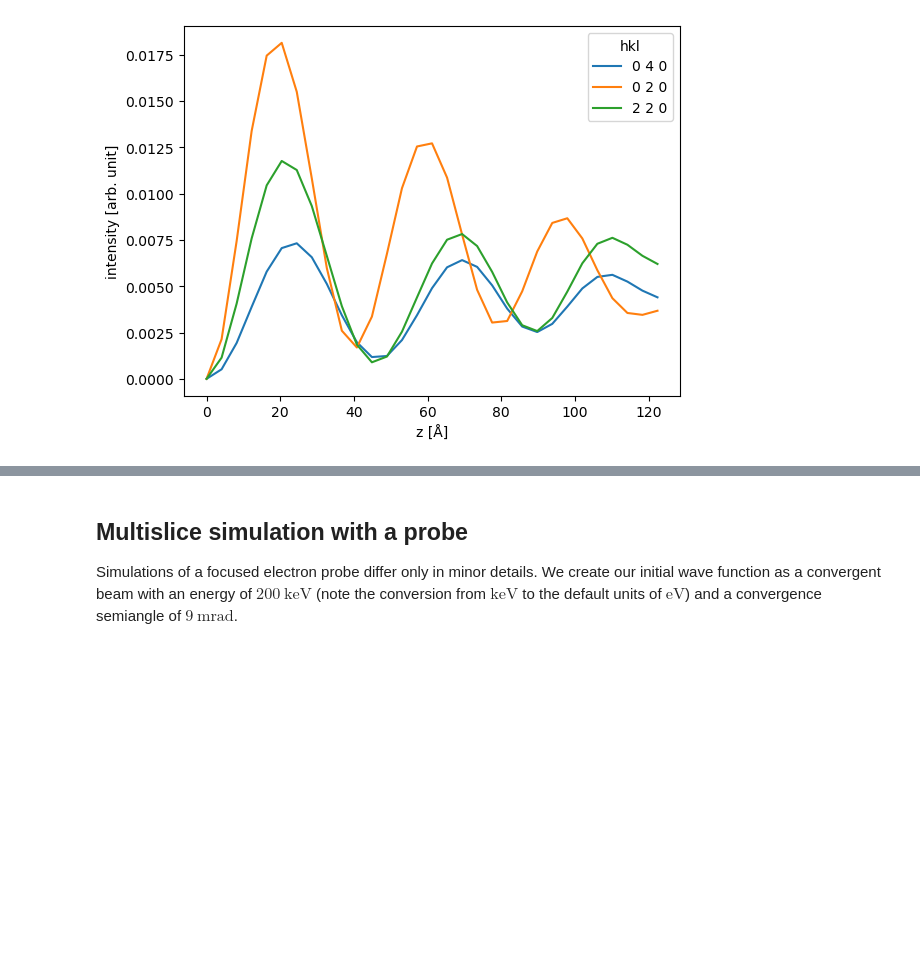
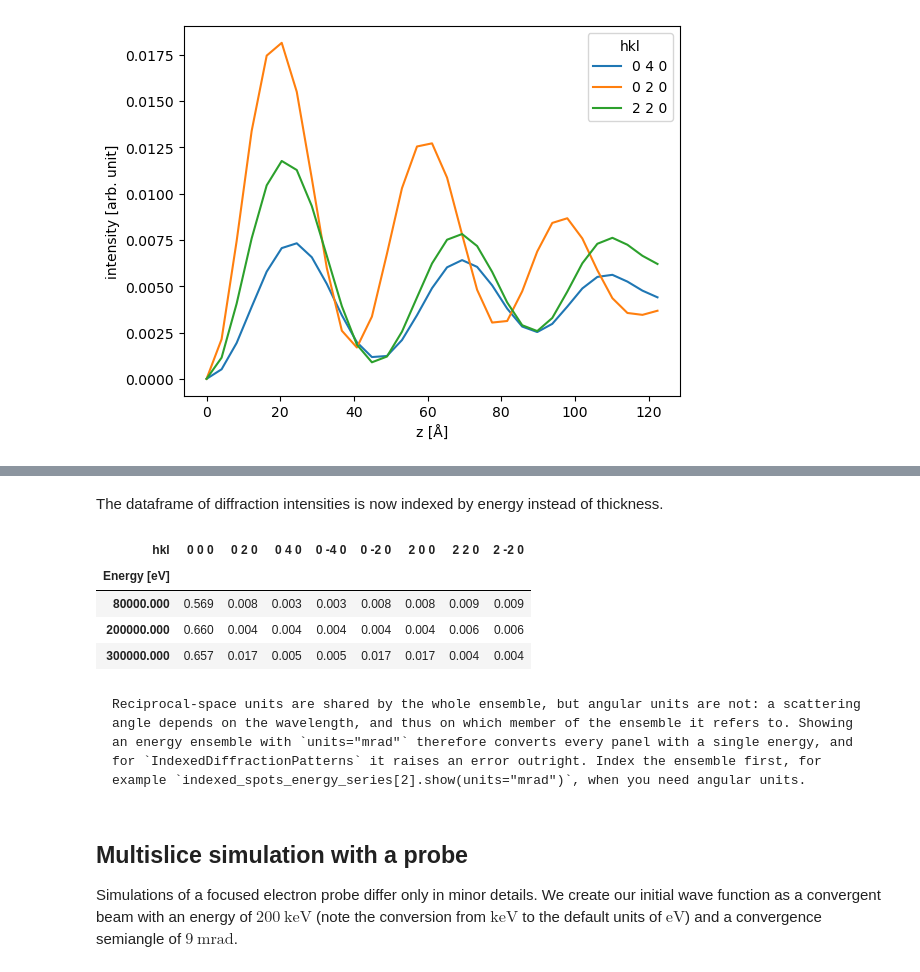
Before and after one commit to abTEM/doc, a Jupyter notebook: docs/user_guide/walkthrough/multislice.ipynb, the cells around one changed output, grey strips where cells are left out. Saved outputs shown, nothing was run; the diff lists cells and outputs as text; code cells hidden in the pictures; blank space fills up the shorter version.

````diff
--- a/docs/user_guide/walkthrough/multislice.ipynb
+++ b/docs/user_guide/walkthrough/multislice.ipynb
@@ -285,3 +328,19 @@ ax.set_ylabel("intensity [arb. unit]");
+# %% [markdown]
+The dataframe of diffraction intensities is now indexed by energy instead of thickness.
+# %%
+df = indexed_spots_energy_series.remove_low_intensity(0.005).to_dataframe()
+
+df.iloc[:, :8]
+# %% [output]
+| hkl | 0 0 0 | 0 2 0 | 0 4 0 | 0 -4 0 | 0 -2 0 | 2 0 0 | 2 2 0 | 2 -2 0 |
+| Energy [eV] |  |  |  |  |  |  |  |  |
+| 80000.000 | 0.569 | 0.008 | 0.003 | 0.003 | 0.008 | 0.008 | 0.009 | 0.009 |
+| 200000.000 | 0.660 | 0.004 | 0.004 | 0.004 | 0.004 | 0.004 | 0.006 | 0.006 |
+| 300000.000 | 0.657 | 0.017 | 0.005 | 0.005 | 0.017 | 0.017 | 0.004 | 0.004 |
+# %% [markdown]
+```{note}
+Reciprocal-space units are shared by the whole ensemble, but angular units are not: a scattering angle depends on the wavelength, and thus on which member of the ensemble it refers to. Showing an energy ensemble with `units="mrad"` therefore converts every panel with a single energy, and for `IndexedDiffractionPatterns` it raises an error outright. Index the ensemble first, for example `indexed_spots_energy_series[2].show(units="mrad")`, when you need angular units.
+```
 # %% [markdown]
 ## Multislice simulation with a probe
 Simulations of a focused electron probe differ only in minor details. We create our initial wave function as a convergent beam with an energy of $200 \ \mathrm{keV}$ (note the conversion from $\mathrm{keV}$ to the default units of $\mathrm{eV}$) and a convergence semiangle of $9 \ \mathrm{mrad}$.
````
Also changed, not shown: parts of 5 cells of this notebook, 5 other files.
